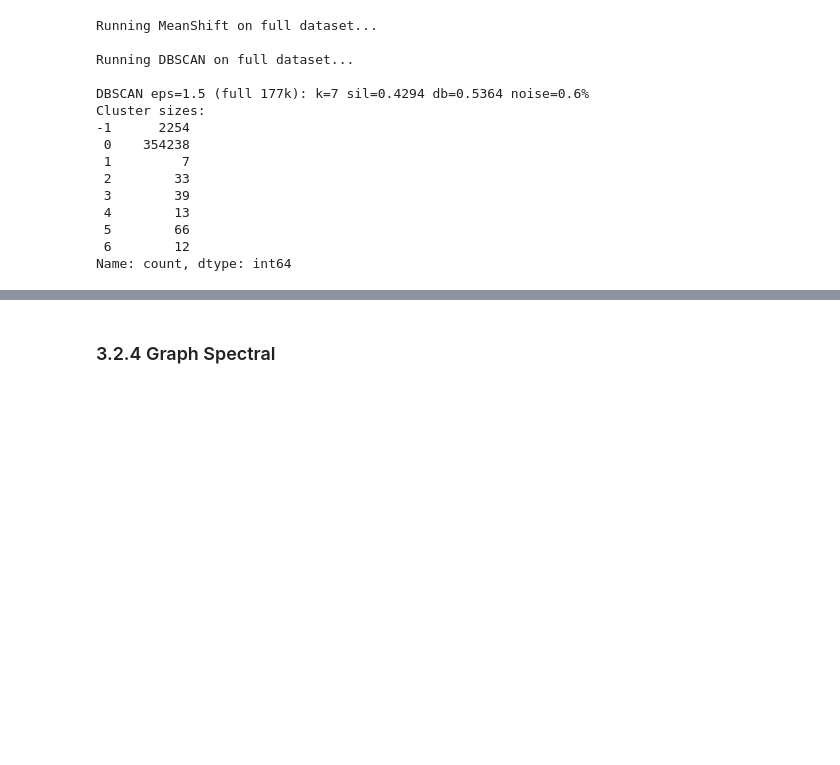
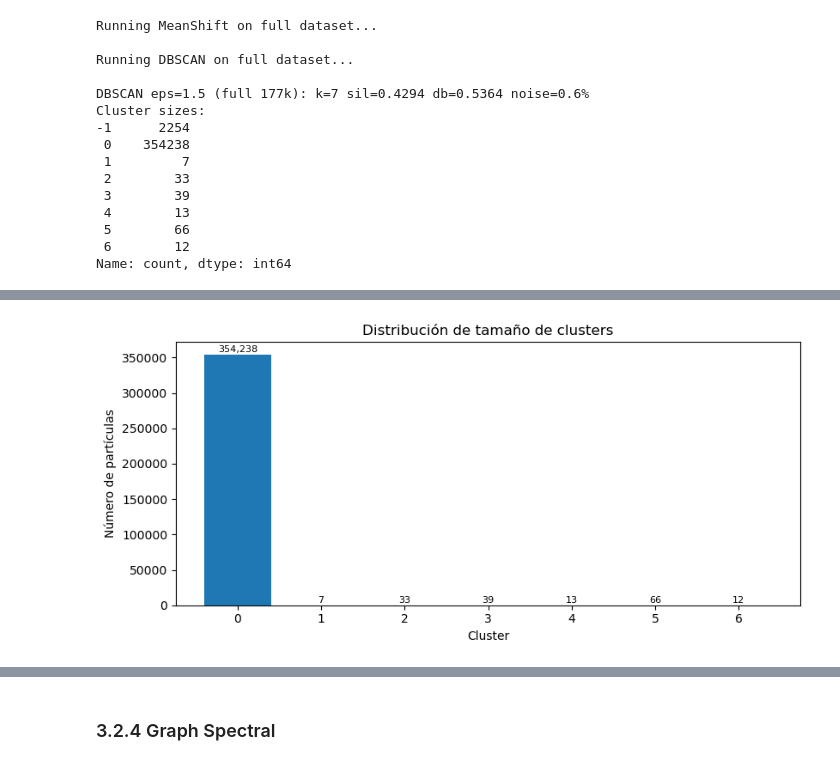
Before and after one commit to telmoolarreaga/PFG, a Jupyter notebook: Base de datos/Analisis_3/Analisis_3_ambos/Analisis_Introductorio_3.1copy copy.ipynb, the cells around one changed output, grey strips where cells are left out. Saved outputs shown, nothing was run; the diff lists cells and outputs as text; code cells hidden in the pictures; blank space fills up the shorter version.

```diff
--- a/Base de datos/Analisis_3/Analisis_3_ambos/Analisis_Introductorio_3.1copy copy.ipynb
+++ b/Base de datos/Analisis_3/Analisis_3_ambos/Analisis_Introductorio_3.1copy copy.ipynb
@@ -1120,3 +1120,96 @@ Cluster sizes:
  5        66
  6        12
 Name: count, dtype: int64
+# %%
+import matplotlib.pyplot as plt
+import matplotlib.gridspec as gridspec
+import seaborn as sns
+import pandas as pd
+from sklearn.decomposition import PCA
+
+# ── 0. Preparar DataFrame con etiquetas ───────────────────────────
+df_clust = X_scaled.copy()
+df_clust['cluster'] = labels_db_full
+df_clean = df_clust[df_clust['cluster'] != -1].copy()
+df_clean['cluster'] = df_clean['cluster'].astype(str)
+
+features = [c for c in df_clean.columns if c != 'cluster']
+n_clusters = df_clean['cluster'].nunique()
+palette = sns.color_palette("tab10", n_clusters)
+
+print(f"\n{'='*60}")
+print(f"  VALIDACIÓN DE CLUSTERS DBSCAN  —  {n_clusters} clusters")
+print(f"{'='*60}\n")
+
+# ── 1. Tamaño de cada cluster ─────────────────────────────────────
+fig, ax = plt.subplots(figsize=(max(6, n_clusters * 1.2), 4))
+sizes = df_clean['cluster'].value_counts().sort_index()
+ax.bar(sizes.index, sizes.values, color=palette)
+ax.set_xlabel("Cluster")
+ax.set_ylabel("Número de partículas")
+ax.set_title("Distribución de tamaño de clusters")
+for i, (idx, v) in enumerate(sizes.items()):
+    ax.text(i, v + sizes.max()*0.01, f"{v:,}", ha='center', fontsize=8)
+plt.tight_layout()
+plt.show()
+
+# ── 2. Estadísticos por cluster ───────────────────────────────────
+print("Medias por cluster (valores escalados):")
+print(df_clean.groupby('cluster')[features].mean().round(3).T.to_string())
+print()
+
+# ── 3. Box plots de cada variable por cluster ─────────────────────
+ncols = 3
+nrows = -(-len(features) // ncols)  # ceil division
+fig, axes = plt.subplots(nrows, ncols, figsize=(6 * ncols, 4 * nrows))
+axes = axes.flatten()
+
+for i, feat in enumerate(features):
+    sns.boxplot(data=df_clean, x='cluster', y=feat,
+                palette=palette, ax=axes[i], showfliers=False)
+    axes[i].set_title(feat)
+    axes[i].set_xlabel("")
+
+for j in range(i + 1, len(axes)):
+    axes[j].set_visible(False)
+
+fig.suptitle("Distribución de variables por cluster (sin outliers)", fontsize=14, y=1.01)
+plt.tight_layout()
+plt.show()
+
+# ── 4. PCA 2D — separación visual de clusters ─────────────────────
+# Muestra hasta 50k para no saturar el plot
+PLOT_N = min(50_000, len(df_clean))
+df_plot = df_clean.sample(PLOT_N, random_state=42)
+
+pca = PCA(n_components=2, random_state=42)
+coords = pca.fit_transform(df_plot[features])
+exp_var = pca.explained_variance_ratio_ * 100
+
+fig, ax = plt.subplots(figsize=(9, 7))
+for k, color in zip(sorted(df_plot['cluster'].unique()), palette):
+    mask = df_plot['cluster'] == k
+    ax.scatter(coords[mask.values, 0], coords[mask.values, 1],
+               s=2, alpha=0.3, color=color, label=f"C{k}")
+
+ax.set_xlabel(f"PC1 ({exp_var[0]:.1f}% var)")
+ax.set_ylabel(f"PC2 ({exp_var[1]:.1f}% var)")
+ax.set_title(f"PCA 2D — clusters DBSCAN (n={PLOT_N:,})")
+ax.legend(markerscale=5, loc='best')
+plt.tight_layout()
+plt.show()
+
+# ── 5. Heatmap de correlación media por cluster ───────────────────
+means = df_clean.groupby('cluster')[features].mean()
+fig, ax = plt.subplots(figsize=(max(8, len(features)), max(3, n_clusters)))
+sns.heatmap(means, annot=True, fmt=".2f", cmap="RdBu_r",
+            center=0, linewidths=0.5, ax=ax)
+ax.set_title("Media de cada variable por cluster (valores escalados)")
+plt.tight_layout()
+plt.show()
+
+# ── 6. Tabla resumen compacta ─────────────────────────────────────
+print("\nResumen por cluster:")
+summary = df_clean.groupby('cluster')[features].agg(['mean', 'std']).round(3)
+print(summary.to_string())
+# %% [output]
@@ -1122,0 +1219 @@ Name: count, dtype: int64
+[figure, added]
```
Also changed, not shown: parts of 1 cell of this notebook, 1 other file.
